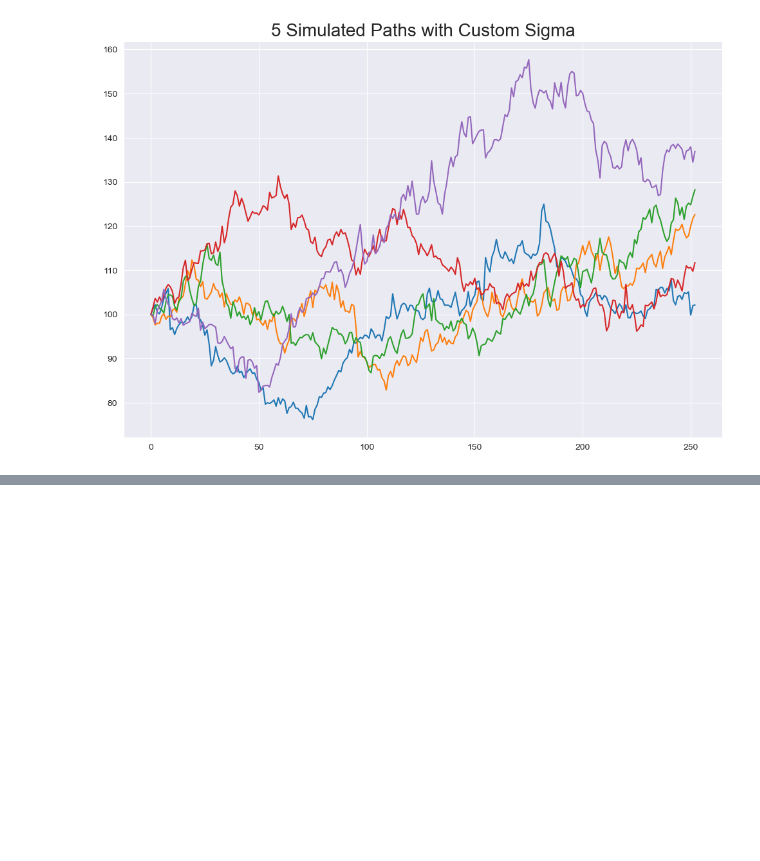
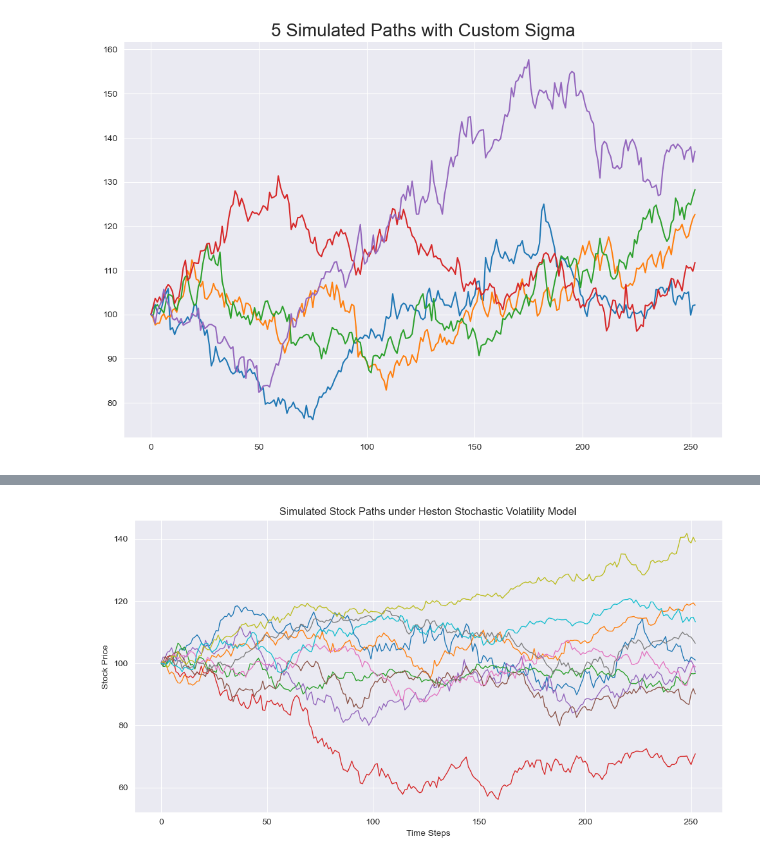
Before and after one commit to debanjan-cosmo/Quant_Finance_Erdos_Summer_2025, a Jupyter notebook: Mini_Projects/Mini Project 4.ipynb, the cells around one changed output, grey strips where cells are left out. Cells and saved outputs as stored; diff of their text form; code cells hidden in the pictures; blank space fills up the shorter version.

```diff
--- a/Mini_Projects/Mini Project 4.ipynb
+++ b/Mini_Projects/Mini Project 4.ipynb
@@ -197,0 +514,59 @@ dtype: float64
+# %%
+import numpy as np
+import matplotlib.pyplot as plt
+
+def simulate_heston_paths(S0, v0, mu, kappa, theta, xi, rho, T, N, n_paths):
+    dt = T / N
+    paths, sigmas = [], []
+
+    for _ in range(n_paths):
+        S = [S0]
+        v = [v0]
+        sigma_list = [np.sqrt(v0)]
+
+        for _ in range(N):
+            z1, z2 = np.random.normal(), np.random.normal()
+            dW_S = z1
+            dW_v = rho * z1 + np.sqrt(1 - rho**2) * z2
+
+            vt = max(v[-1], 0)
+            v_next = vt + kappa * (theta - vt) * dt + xi * np.sqrt(vt * dt) * dW_v
+            v_next = max(v_next, 0)
+            dS = (mu - 0.5 * vt) * dt + np.sqrt(vt * dt) * dW_S
+            S_next = S[-1] * np.exp(dS)
+
+            S.append(S_next)
+            v.append(v_next)
+            sigma_list.append(np.sqrt(v_next))
+
+        paths.append(S)
+        sigmas.append(sigma_list)
+
+    return np.array(paths), np.array(sigmas)
+
+# Parameters
+np.random.seed(1205)
+
+S0 = 100
+v0 = 0.04        # initial variance (sigma^2)
+mu = 0.05
+kappa = 2.0      # rate of mean reversion
+theta = 0.04     # long-term variance
+xi = 0.3         # volatility of volatility
+rho = -0.7       # correlation between asset and volatility
+T = 1
+N = 252
+n_paths = 10
+
+paths, _ = simulate_heston_paths(S0, v0, mu, kappa, theta, xi, rho, T, N, n_paths)
+
+# Plot
+plt.figure(figsize=(12, 6))
+for i in range(n_paths):
+    plt.plot(paths[i], lw=1)
+plt.title("Simulated Stock Paths under Heston Stochastic Volatility Model")
+plt.xlabel("Time Steps")
+plt.ylabel("Stock Price")
+plt.show()
+# %% [output]
+[figure, added]
```
Also changed, not shown: parts of 11 cells of this notebook, 4 other files.
